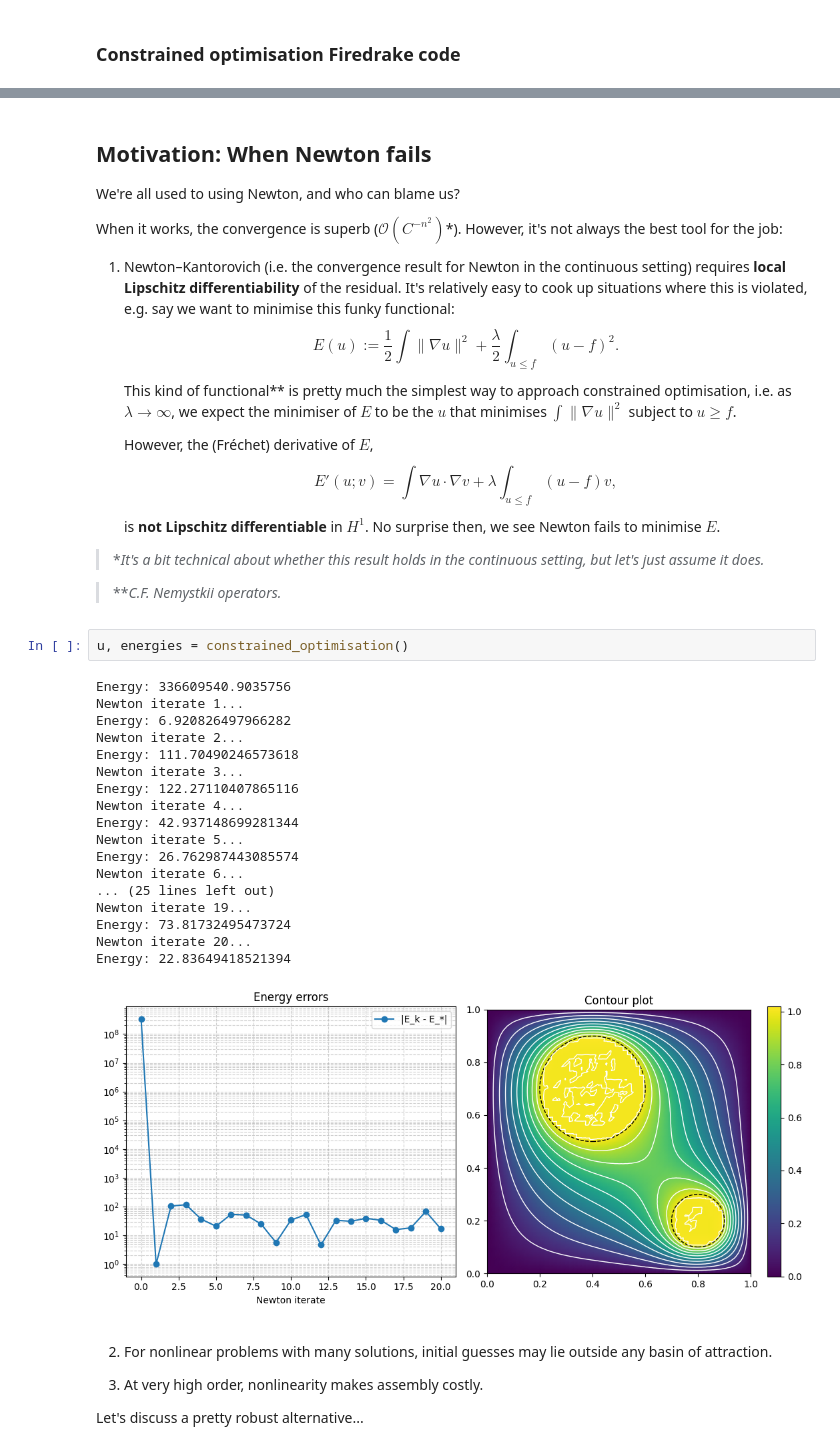
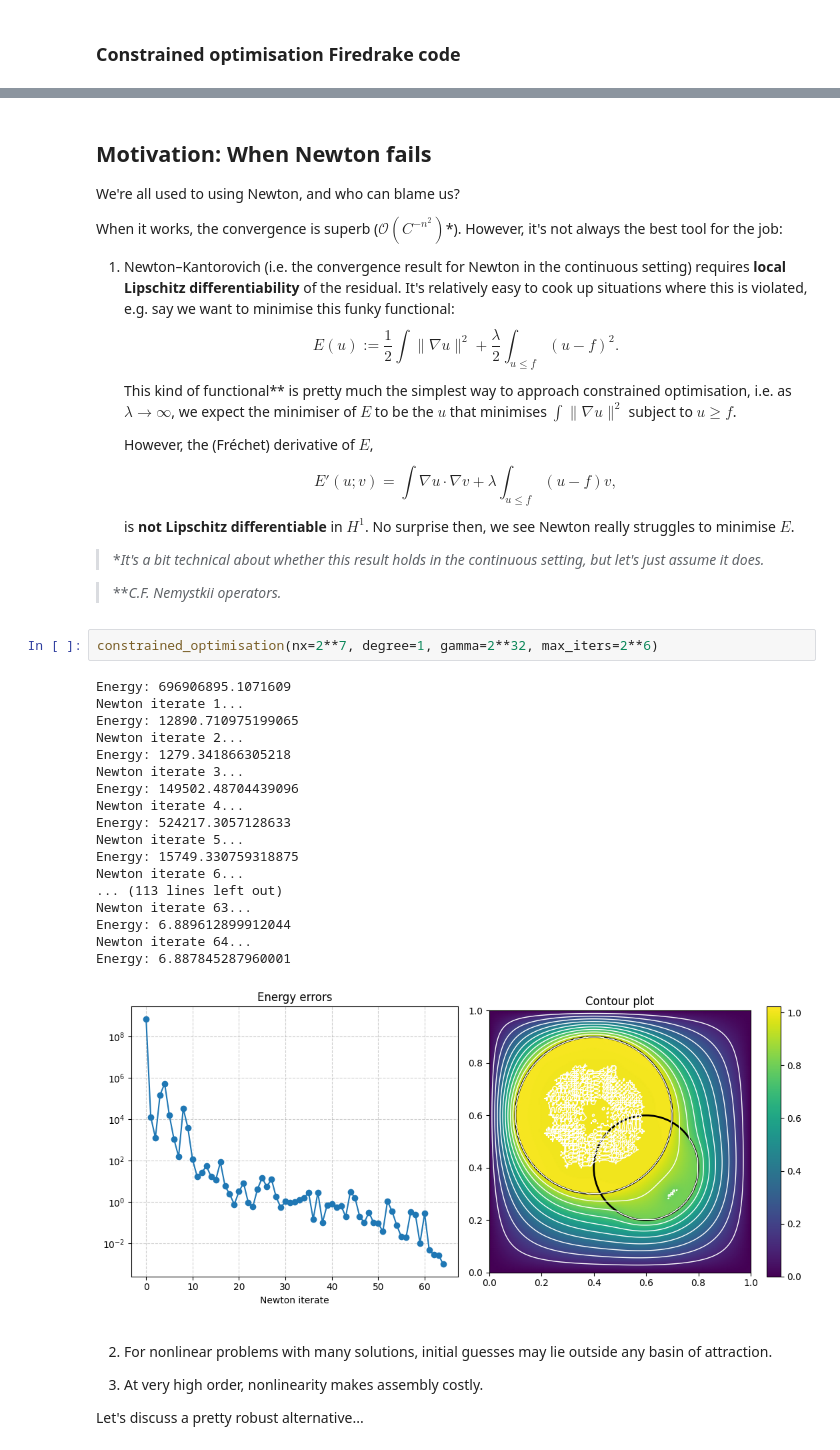
Before and after one commit to BorisAndrews/long_steps, a Jupyter notebook: Reading Group/long_steps.ipynb, the cells around one changed output, grey strips where cells are left out. Drawn from its saved outputs; the diff is of its cells as text.

Commit message:
Really cool

```diff
--- a/Reading Group/long_steps.ipynb
+++ b/Reading Group/long_steps.ipynb
@@ -123,32 +119,32 @@ This kind of functional** is pretty much the simplest way to approach constraine
     E'(u; v) = \int \nabla u \cdot \nabla v + \lambda\int_{u \le f}(u - f)v,
     $$
     is **not Lipschitz differentiable** in $H^1$.
-    No surprise then, we see Newton fails to minimise $E$.
+    No surprise then, we see Newton really struggles to minimise $E$.
 
 > **It's a bit technical about whether this result holds in the continuous setting, but let's just assume it does.*
 
 > ***C.F. Nemystkii operators.*
 # %%
-u, energies = constrained_optimisation()
+constrained_optimisation(nx=2**7, degree=1, gamma=2**32, max_iters=2**6)
 # %% [output]
-Energy: 336609540.9035756
+Energy: 696906895.1071609
 Newton iterate 1...
-Energy: 6.920826497966282
+Energy: 12890.710975199065
 Newton iterate 2...
-Energy: 111.70490246573618
+Energy: 1279.341866305218
 Newton iterate 3...
-Energy: 122.27110407865116
+Energy: 149502.48704439096
 Newton iterate 4...
-Energy: 42.937148699281344
+Energy: 524217.3057128633
 Newton iterate 5...
-Energy: 26.762987443085574
+Energy: 15749.330759318875
 Newton iterate 6...
-... (25 lines left out)
-Newton iterate 19...
-Energy: 73.81732495473724
-Newton iterate 20...
-Energy: 22.83649418521394
+... (113 lines left out)
+Newton iterate 63...
+Energy: 6.889612899912044
+Newton iterate 64...
+Energy: 6.887845287960001
-[figure, old version]
+[figure, new version]
 # %% [markdown]
 2. For nonlinear problems with many solutions, initial guesses may lie outside any basin of attraction.
 
```
Also changed, not shown: parts of 1 cell of this notebook.
